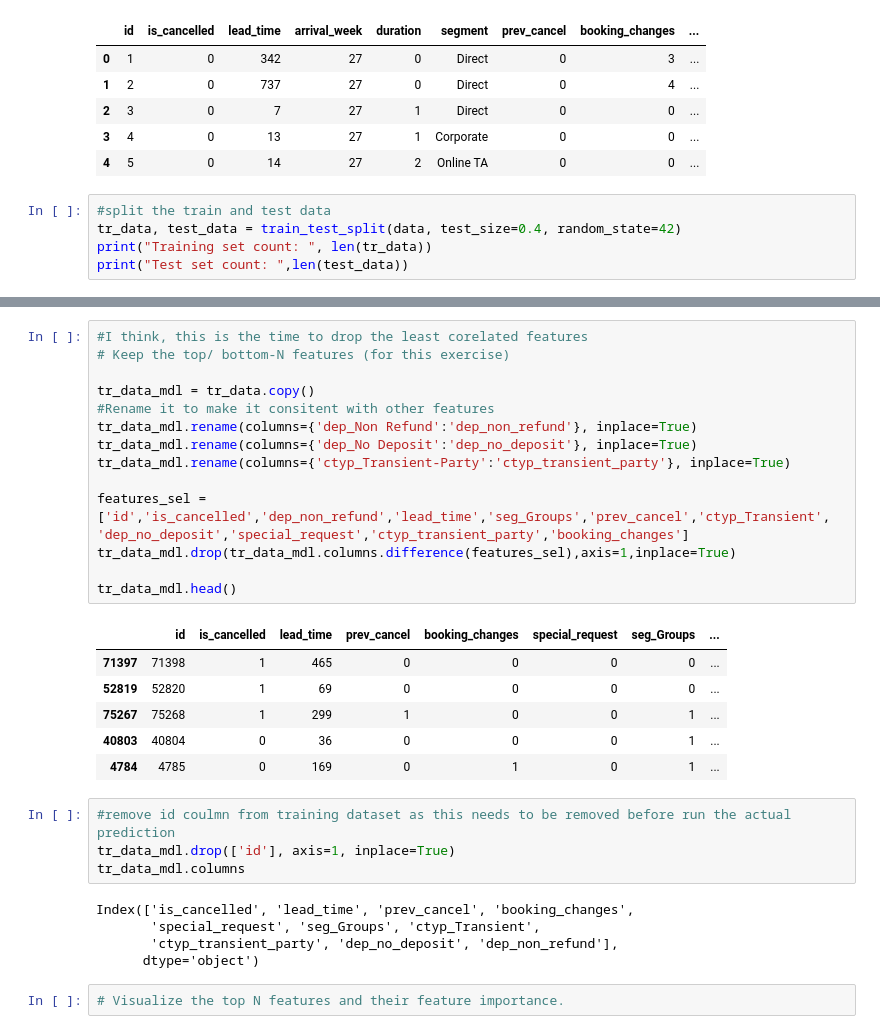
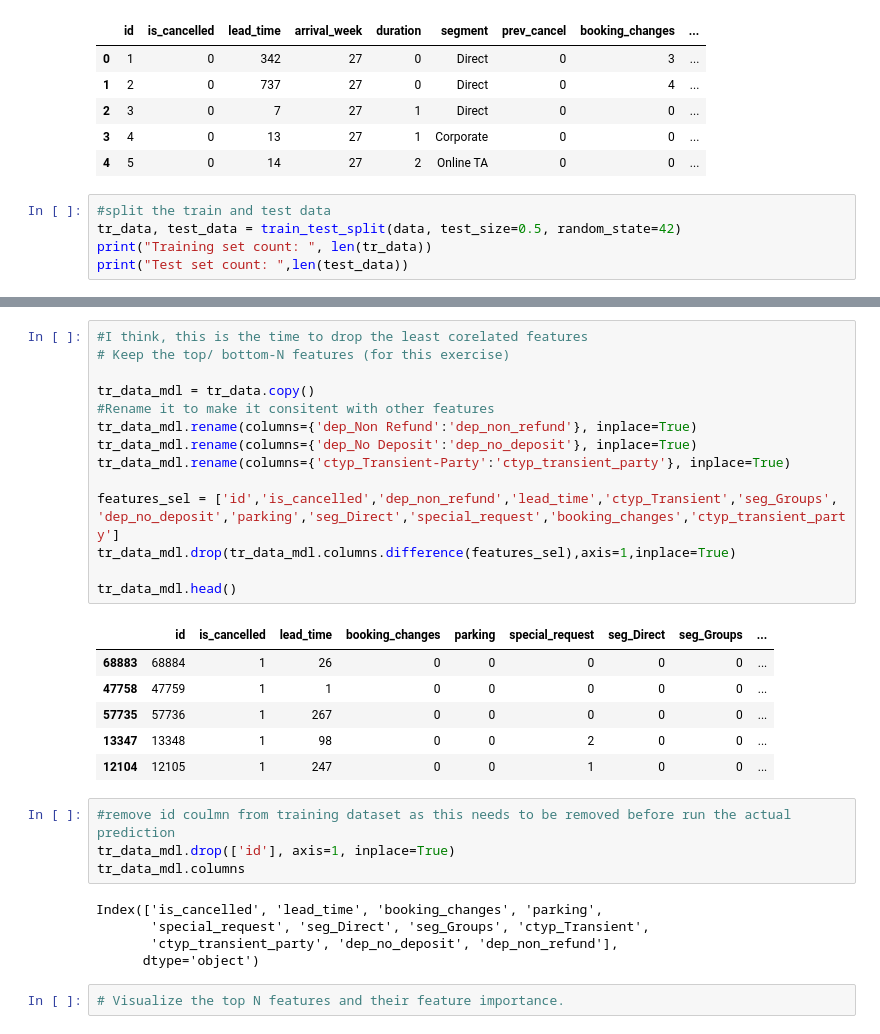
Before and after one commit to jeyakumarvs/datascience, a Jupyter notebook: hotel_cancellation_pred.ipynb, the cells around one changed output, grey strips where cells are left out. Cells and saved outputs as stored; diff of their text form.

```diff
--- a/hotel_cancellation_pred.ipynb
+++ b/hotel_cancellation_pred.ipynb
@@ -207,7 +208,7 @@ data.head()
 | 4 | 5 | 0 | 14 | 27 | 2 | Online TA | 0 | 0 | ... |
 # %%
 #split the train and test data
-tr_data, test_data = train_test_split(data, test_size=0.4, random_state=42)
+tr_data, test_data = train_test_split(data, test_size=0.5, random_state=42)
 print("Training set count: ", len(tr_data))
 print("Test set count: ",len(test_data))
 # %% [output]
@@ -257,31 +258,31 @@ Name: is_cancelled, dtype: float64
 # %%
 #I think, this is the time to drop the least corelated features
 # Keep the top/ bottom-N features (for this exercise)
 
 tr_data_mdl = tr_data.copy()
 #Rename it to make it consitent with other features
 tr_data_mdl.rename(columns={'dep_Non Refund':'dep_non_refund'}, inplace=True)
 tr_data_mdl.rename(columns={'dep_No Deposit':'dep_no_deposit'}, inplace=True)
 tr_data_mdl.rename(columns={'ctyp_Transient-Party':'ctyp_transient_party'}, inplace=True)
 
-features_sel = ['id','is_cancelled','dep_non_refund','lead_time','seg_Groups','prev_cancel','ctyp_Transient', 'dep_no_deposit','special_request','ctyp_transient_party','booking_changes']
+features_sel = ['id','is_cancelled','dep_non_refund','lead_time','ctyp_Transient','seg_Groups', 'dep_no_deposit','parking','seg_Direct','special_request','booking_changes','ctyp_transient_party']
 tr_data_mdl.drop(tr_data_mdl.columns.difference(features_sel),axis=1,inplace=True)
 
 tr_data_mdl.head()
 # %% [output]
-|  | id | is_cancelled | lead_time | prev_cancel | booking_changes | special_request | seg_Groups | ... |
-| 71397 | 71398 | 1 | 465 | 0 | 0 | 0 | 0 | ... |
-| 52819 | 52820 | 1 | 69 | 0 | 0 | 0 | 0 | ... |
-| 75267 | 75268 | 1 | 299 | 1 | 0 | 0 | 1 | ... |
-| 40803 | 40804 | 0 | 36 | 0 | 0 | 0 | 1 | ... |
-| 4784 | 4785 | 0 | 169 | 0 | 1 | 0 | 1 | ... |
+|  | id | is_cancelled | lead_time | booking_changes | parking | special_request | seg_Direct | seg_Groups | ... |
+| 68883 | 68884 | 1 | 26 | 0 | 0 | 0 | 0 | 0 | ... |
+| 47758 | 47759 | 1 | 1 | 0 | 0 | 0 | 0 | 0 | ... |
+| 57735 | 57736 | 1 | 267 | 0 | 0 | 0 | 0 | 0 | ... |
+| 13347 | 13348 | 1 | 98 | 0 | 0 | 2 | 0 | 0 | ... |
+| 12104 | 12105 | 1 | 247 | 0 | 0 | 1 | 0 | 0 | ... |
 # %%
 #remove id coulmn from training dataset as this needs to be removed before run the actual prediction
 tr_data_mdl.drop(['id'], axis=1, inplace=True)
 tr_data_mdl.columns
 # %% [output]
-Index(['is_cancelled', 'lead_time', 'prev_cancel', 'booking_changes',
-       'special_request', 'seg_Groups', 'ctyp_Transient',
+Index(['is_cancelled', 'lead_time', 'booking_changes', 'parking',
+       'special_request', 'seg_Direct', 'seg_Groups', 'ctyp_Transient',
        'ctyp_transient_party', 'dep_no_deposit', 'dep_non_refund'],
       dtype='object')
 # %%
```
Also changed, not shown: parts of 34 cells of this notebook.
